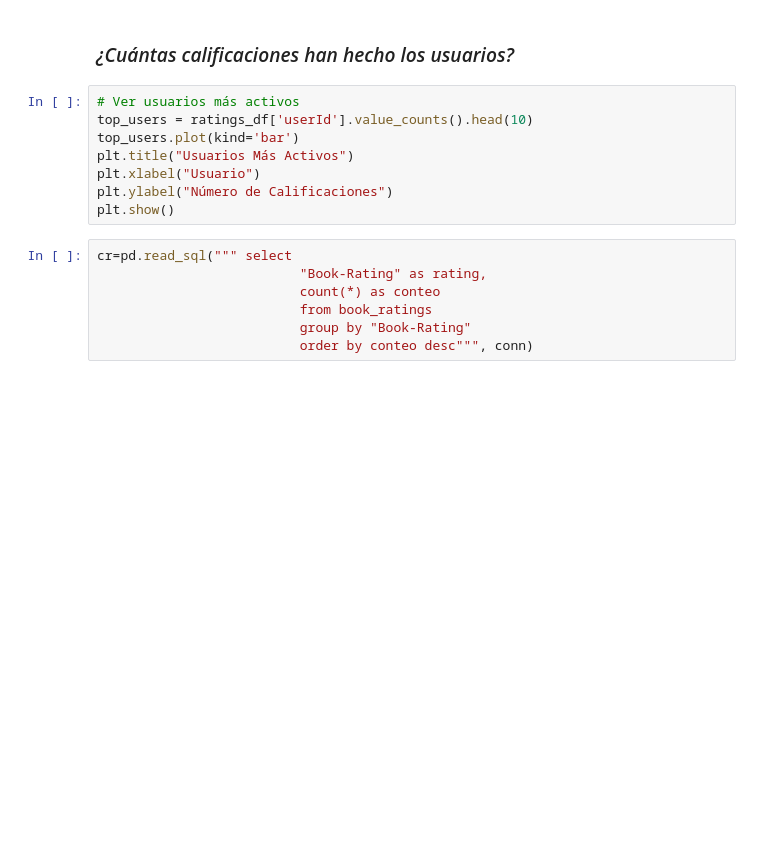
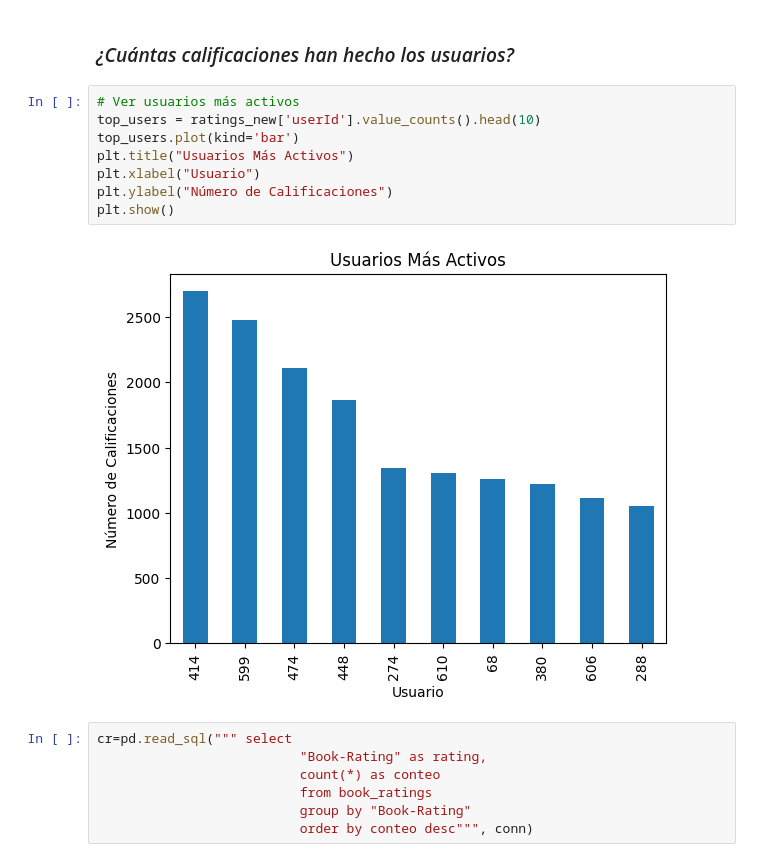
Before and after one commit to yackelineql/MarketingprojectG8, a Jupyter notebook: b_exploracion_limpieza.ipynb, the cells around one changed output. Drawn from its saved outputs; the diff is of its cells as text; blank space fills up the shorter version.

```diff
--- a/b_exploracion_limpieza.ipynb
+++ b/b_exploracion_limpieza.ipynb
@@ -232,12 +234,14 @@ plt.show()
 ### *¿Cuántas calificaciones han hecho los usuarios?*
 # %%
 # Ver usuarios más activos
-top_users = ratings_df['userId'].value_counts().head(10)
+top_users = ratings_new['userId'].value_counts().head(10)
 top_users.plot(kind='bar')
 plt.title("Usuarios Más Activos")
 plt.xlabel("Usuario")
 plt.ylabel("Número de Calificaciones")
 plt.show()
+# %% [output]
+[figure, added]
 # %%
 cr=pd.read_sql(""" select
                           "Book-Rating" as rating,
```
Also changed, not shown: parts of 5 cells of this notebook.
